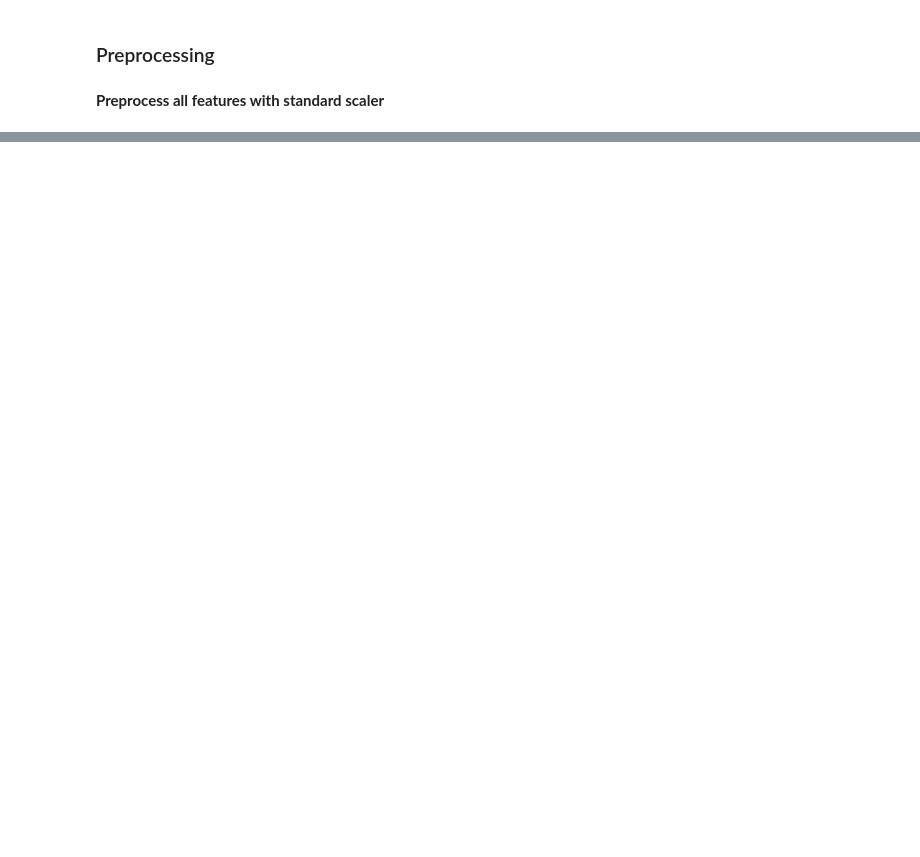
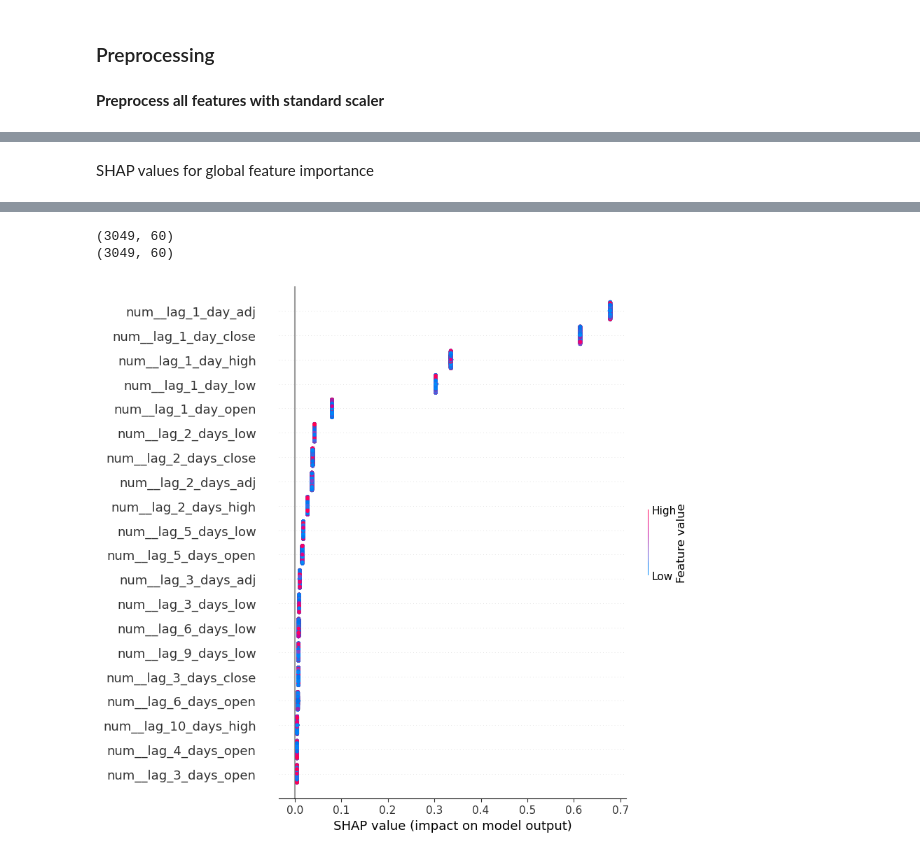
Before and after one commit to leehengpan/AAPL-StockPriceAnalysis, a Jupyter notebook: src/Apple_Stock_Price_Prediction.ipynb, the cells around one changed output, grey strips where cells are left out. Cells and saved outputs as stored; diff of their text form; code cells hidden in the pictures; blank space fills up the shorter version.

```diff
--- a/src/Apple_Stock_Price_Prediction.ipynb
+++ b/src/Apple_Stock_Price_Prediction.ipynb
@@ -635,0 +609,16 @@ print(X_train_sc)
+# %%
+num_ftrs = feat_mat.columns[:-1]
+
+# preprocess with pipeline and columntransformer
+from sklearn.compose import ColumnTransformer
+from sklearn.pipeline import Pipeline
+from sklearn.preprocessing import StandardScaler
+
+# standard scaler
+numeric_transformer = Pipeline(steps=[
+    ('scaler', StandardScaler())])
+
+# collect the transformers
+preprocessor = ColumnTransformer(
+    transformers=[
+        ('num', numeric_transformer, num_ftrs)])
@@ -635,0 +1133,13 @@ print(X_train_sc)
+# %% [markdown]
+SHAP values for global feature importance
+# %%
+import shap
+shap.initjs() # required for visualizations later on
+# create the explainer object with the random forest model
+explainer = shap.TreeExplainer(final_models_rf[np.argmin(test_scores)])
+# calculate shap values on the test set
+shap_values = explainer.shap_values(df_test.iloc[:])
+print(np.shape(shap_values))
+
+shap.summary_plot(shap_values, df_test.iloc[:],feature_names = feature_names)
+# %% [output]
@@ -635,0 +1147,3 @@ print(X_train_sc)
+(3049, 60)
+(3049, 60)
+[figure, added]
```
Also changed, not shown: parts of 43 cells of this notebook.
